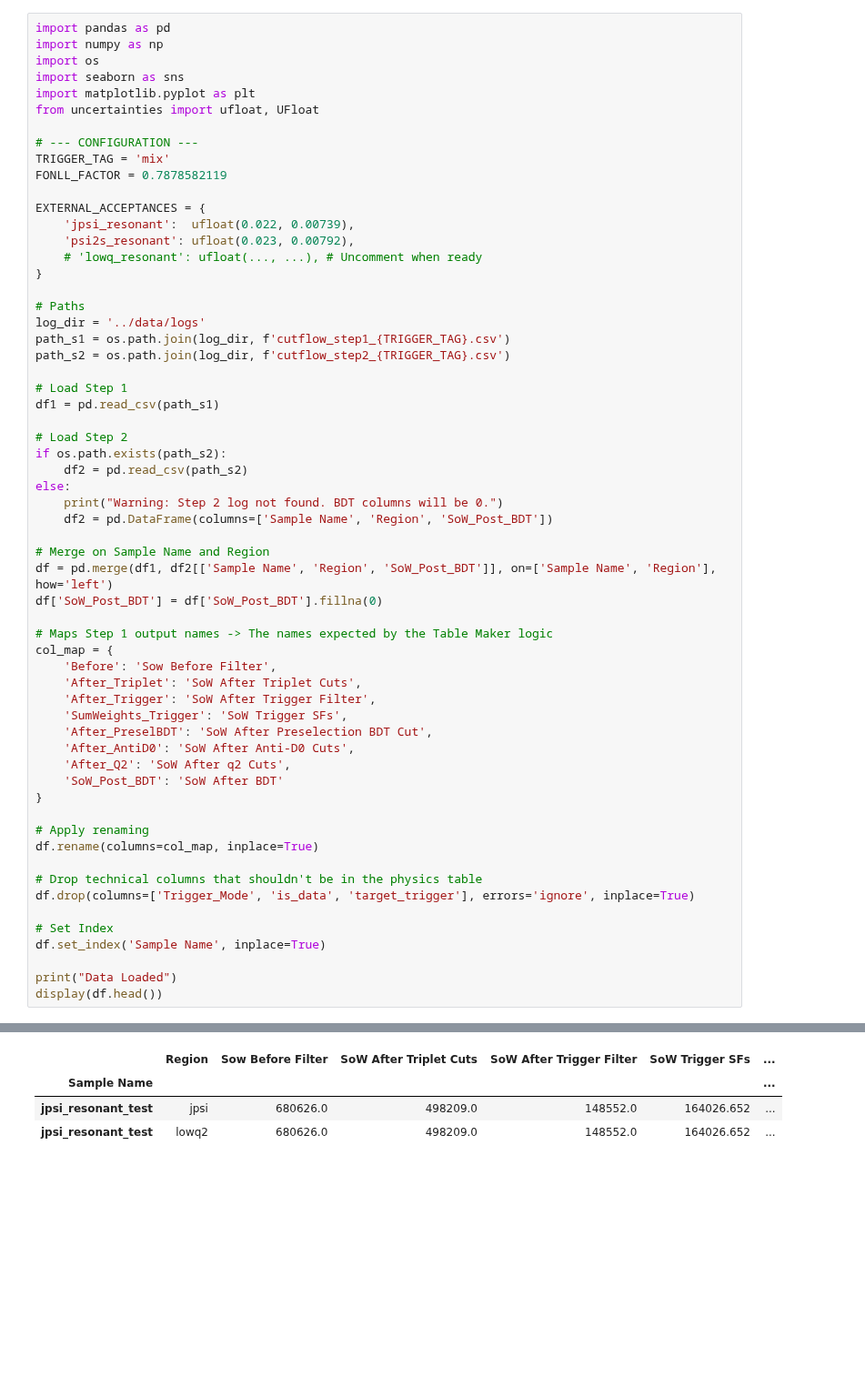
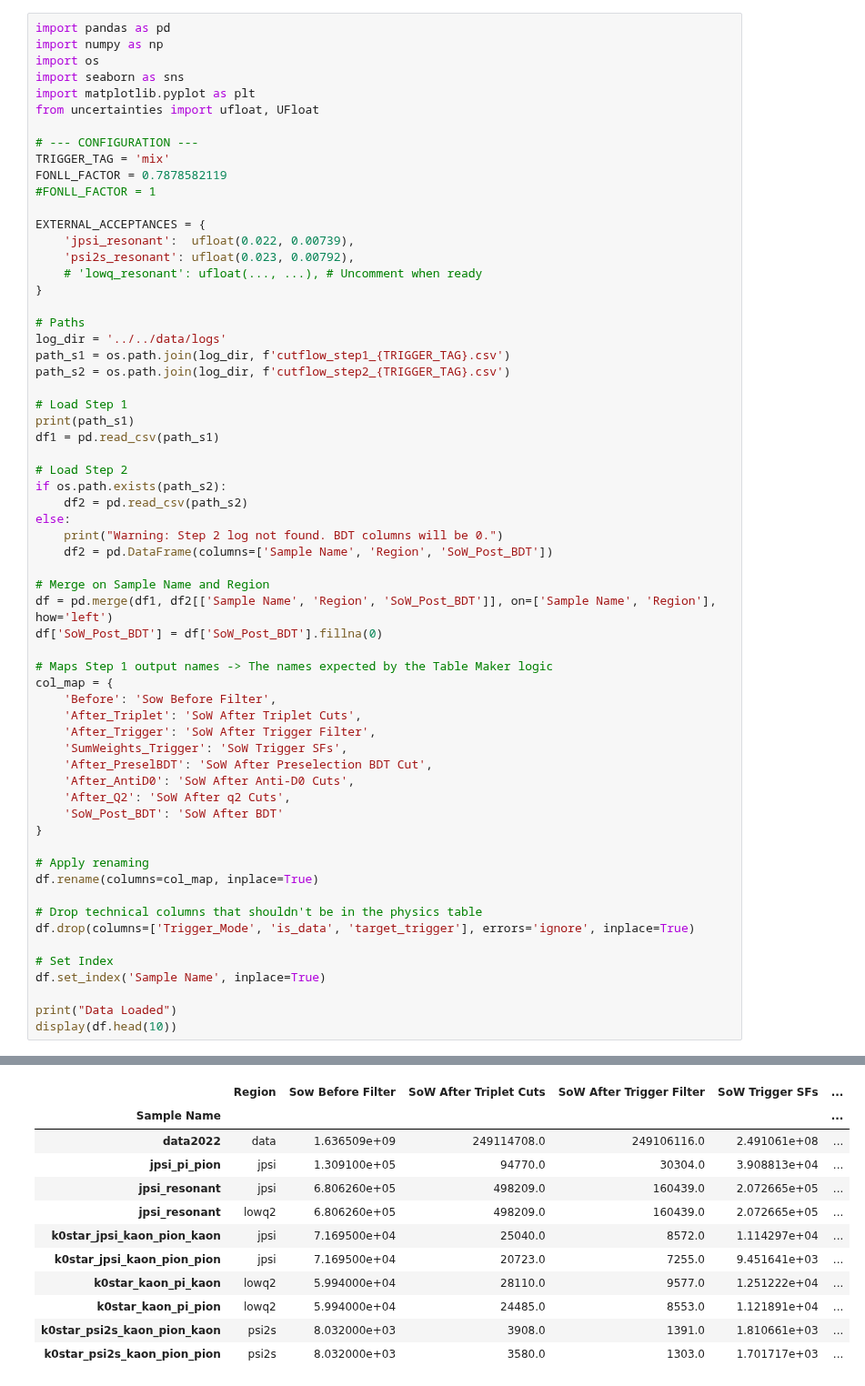
Before and after one commit to DiElectronX/r3k-integration, a Jupyter notebook: notebooks/tables_maker.ipynb, the cells around one changed output, grey strips where cells are left out. Shown at 91% size. Drawn from its saved outputs; the diff is of its cells as text; blank space fills up the shorter version.

```diff
--- a/notebooks/tables_maker.ipynb
+++ b/notebooks/tables_maker.ipynb
@@ -9,6 +9,7 @@ from uncertainties import ufloat, UFloat
 # --- CONFIGURATION ---
 TRIGGER_TAG = 'mix'
 FONLL_FACTOR = 0.7878582119
+#FONLL_FACTOR = 1
 
 EXTERNAL_ACCEPTANCES = {
     'jpsi_resonant':  ufloat(0.022, 0.00739),
@@ -17,11 +18,12 @@ EXTERNAL_ACCEPTANCES = {
 }
 
 # Paths
-log_dir = '../data/logs'
+log_dir = '../../data/logs'
 path_s1 = os.path.join(log_dir, f'cutflow_step1_{TRIGGER_TAG}.csv')
 path_s2 = os.path.join(log_dir, f'cutflow_step2_{TRIGGER_TAG}.csv')
 
 # Load Step 1
+print(path_s1)
 df1 = pd.read_csv(path_s1)
 
 # Load Step 2
@@ -57,5 +59,5 @@ df.drop(columns=['Trigger_Mode', 'is_data', 'target_trigger'], errors='ignore',
 df.set_index('Sample Name', inplace=True)
 
 print("Data Loaded")
-display(df.head())
+display(df.head(10))
 # %% [output]
@@ -62,8 +65,16 @@ display(df.head())
 Data Loaded
 |  | Region | Sow Before Filter | SoW After Triplet Cuts | SoW After Trigger Filter | SoW Trigger SFs | ... |
 | Sample Name |  |  |  |  |  | ... |
-| jpsi_resonant_test | jpsi | 680626.0 | 498209.0 | 148552.0 | 164026.652 | ... |
-| jpsi_resonant_test | lowq2 | 680626.0 | 498209.0 | 148552.0 | 164026.652 | ... |
+| data2022 | data | 1.636509e+09 | 249114708.0 | 249106116.0 | 2.491061e+08 | ... |
+| jpsi_pi_pion | jpsi | 1.309100e+05 | 94770.0 | 30304.0 | 3.908813e+04 | ... |
+| jpsi_resonant | jpsi | 6.806260e+05 | 498209.0 | 160439.0 | 2.072665e+05 | ... |
+| jpsi_resonant | lowq2 | 6.806260e+05 | 498209.0 | 160439.0 | 2.072665e+05 | ... |
+| k0star_jpsi_kaon_pion_kaon | jpsi | 7.169500e+04 | 25040.0 | 8572.0 | 1.114297e+04 | ... |
+| k0star_jpsi_kaon_pion_pion | jpsi | 7.169500e+04 | 20723.0 | 7255.0 | 9.451641e+03 | ... |
+| k0star_kaon_pi_kaon | lowq2 | 5.994000e+04 | 28110.0 | 9577.0 | 1.251222e+04 | ... |
+| k0star_kaon_pi_pion | lowq2 | 5.994000e+04 | 24485.0 | 8553.0 | 1.121891e+04 | ... |
+| k0star_psi2s_kaon_pion_kaon | psi2s | 8.032000e+03 | 3908.0 | 1391.0 | 1.810661e+03 | ... |
+| k0star_psi2s_kaon_pion_pion | psi2s | 8.032000e+03 | 3580.0 | 1303.0 | 1.701717e+03 | ... |
 # %%
 # Key: Sample Name (Partial match allowed), Value: Raw N_miniaod
 raw_miniaod_map = {
```
Also changed, not shown: parts of 9 cells of this notebook, 8 other files.
